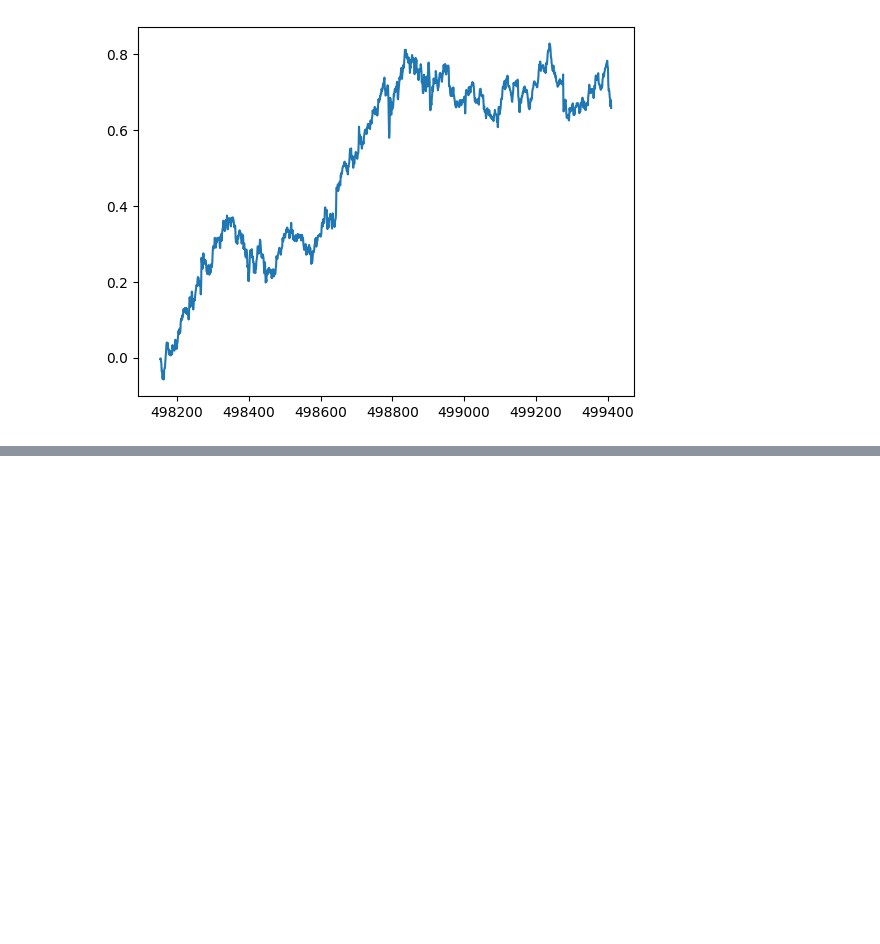
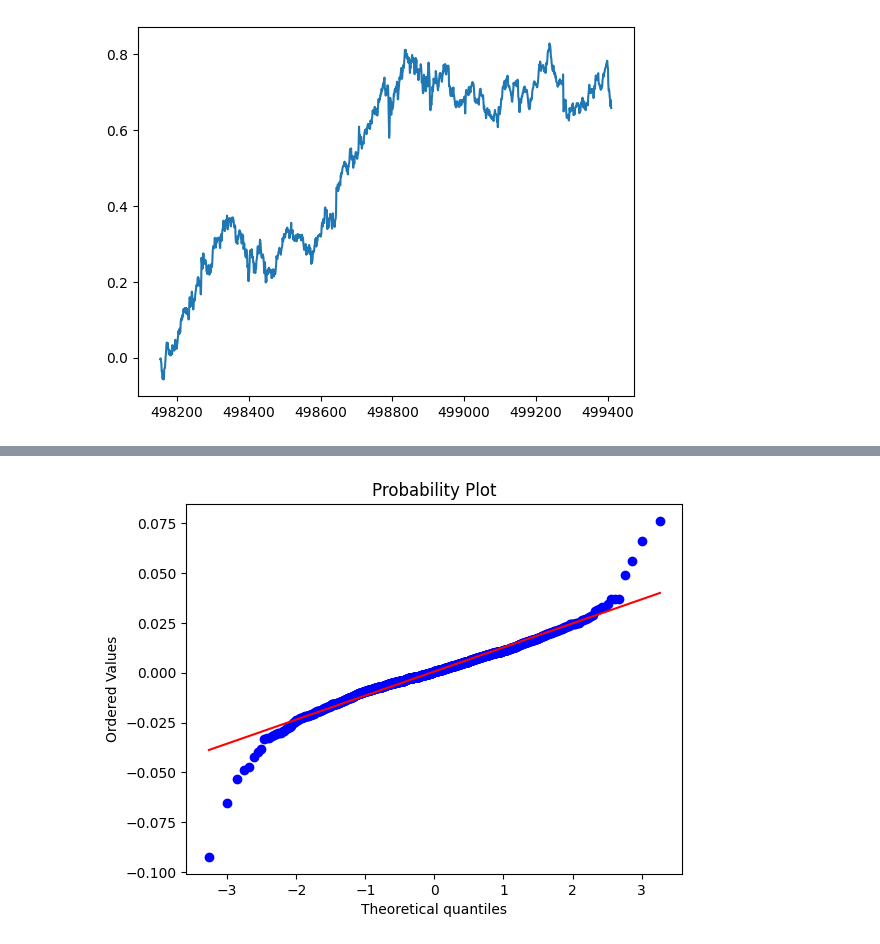
Before and after one commit to tvaditya/pyfineng, a Jupyter notebook: getFinancialData/Return and Statistics.ipynb, the cells around one changed output, grey strips where cells are left out. Drawn from its saved outputs; the diff is of its cells as text; code cells hidden in the pictures; blank space fills up the shorter version.

```diff
--- a/getFinancialData/Return and Statistics.ipynb
+++ b/getFinancialData/Return and Statistics.ipynb
@@ -88,0 +114,4 @@ sbux['log_return'].cumsum().plot();
+# %%
+probplot(sbux['return'].dropna(), dist='norm', fit=True, plot=plt);
+# %% [output]
+[figure, added]
```
Also changed, not shown: parts of 40 cells of this notebook, 1 other file.
